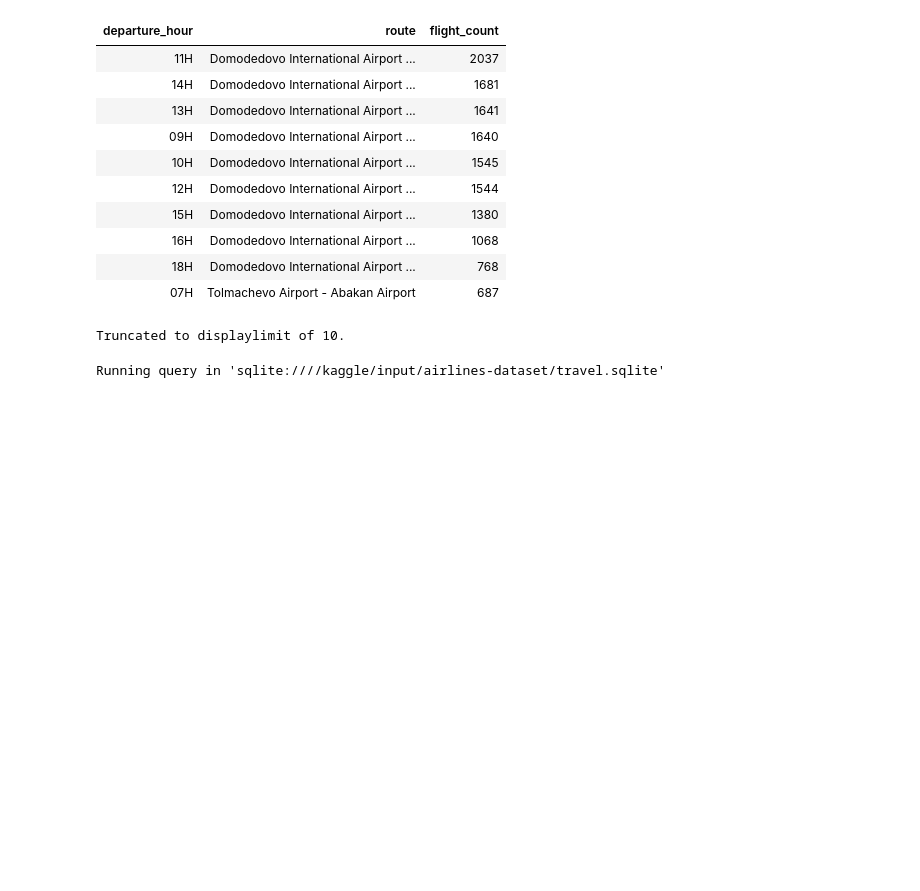
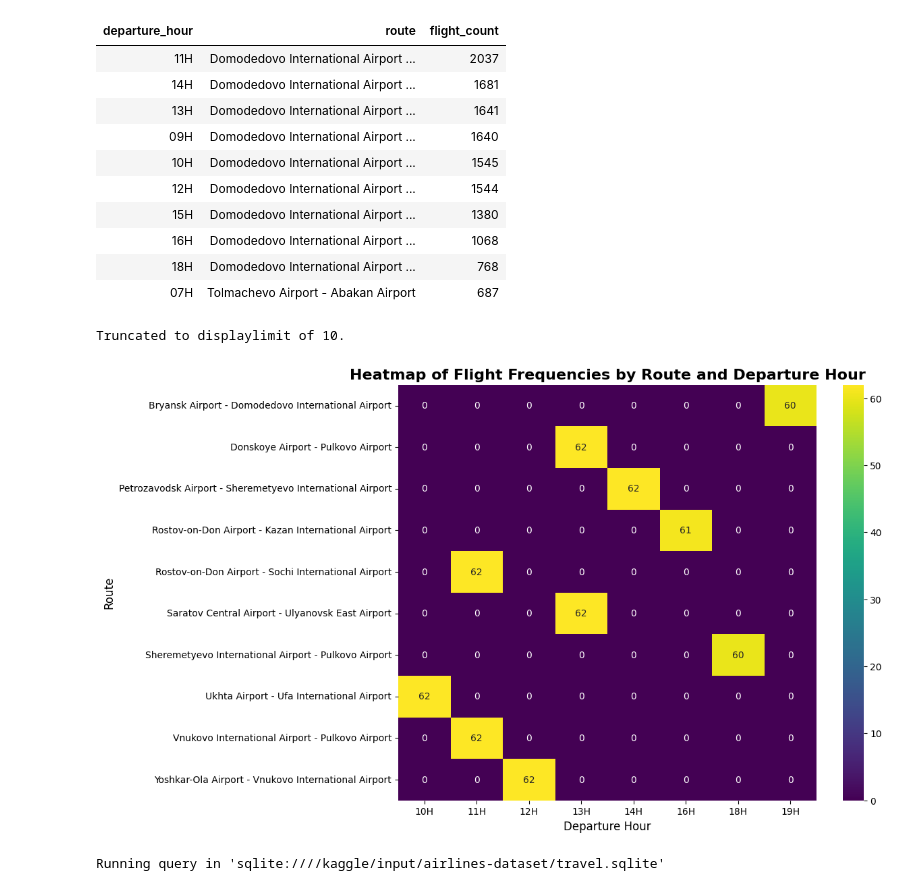
Before and after one commit to Daviedavie100/SQL_Projects, a Jupyter notebook: notebookee0d13d44b.ipynb, the cells around one changed output. Drawn from its saved outputs; the diff is of its cells as text; code cells hidden in the pictures; blank space fills up the shorter version.

```diff
--- a/notebookee0d13d44b.ipynb
+++ b/notebookee0d13d44b.ipynb
@@ -513,36 +513,38 @@ WITH flight_data AS (
                 datetime(substr(f.actual_departure, 1, 19)) AS actual_departure,
                 datetime(substr(f.actual_arrival, 1, 19)) AS actual_arrival,
                 json_extract(ap1.airport_name, '$.en') AS departure_airport_name,
                 json_extract(ap2.airport_name, '$.en') AS arrival_airport_name
 
         FROM flights f
         JOIN airports_data ap1
         ON f.departure_airport=ap1.airport_code
         JOIN airports_data ap2
         ON f.arrival_airport=ap2.airport_code
 )
 
 SELECT strftime('%HH', datetime(scheduled_departure)) AS departure_hour,
         departure_airport_name || ' - ' || arrival_airport_name AS route,
        COUNT(*) AS flight_count
 FROM flight_data
 WHERE actual_departure !="\\N" OR actual_arrival !="\\N"
 GROUP BY departure_hour, route
 ORDER BY 3 DESC
 LIMIT 10;
 """
 df_hour=pd.read_sql_query(querry, sqlite_conn)
 # Plot
 df_pivot = df_hour.pivot(index='route', columns='departure_hour', values='flight_count').fillna(0)
 
 plt.figure(figsize=(10, 8))
 sns.heatmap(df_pivot, cmap='viridis', annot=True, fmt='.0f')
 
-plt.xlabel('Departure Hour')
-plt.ylabel('Route')
-plt.title('Heatmap of Flight Frequencies by Route and Departure Hour')
+plt.xlabel('Departure Hour', fontsize=12)
+plt.ylabel('Route', fontsize=12)
+plt.title('Heatmap of Flight Frequencies by Route and Departure Hour', fontsize=16, fontweight='bold')
 
 plt.show()
+# %% [output]
+[figure, added]
 # %%
 %%sql
 # Peak Travel Days
```
